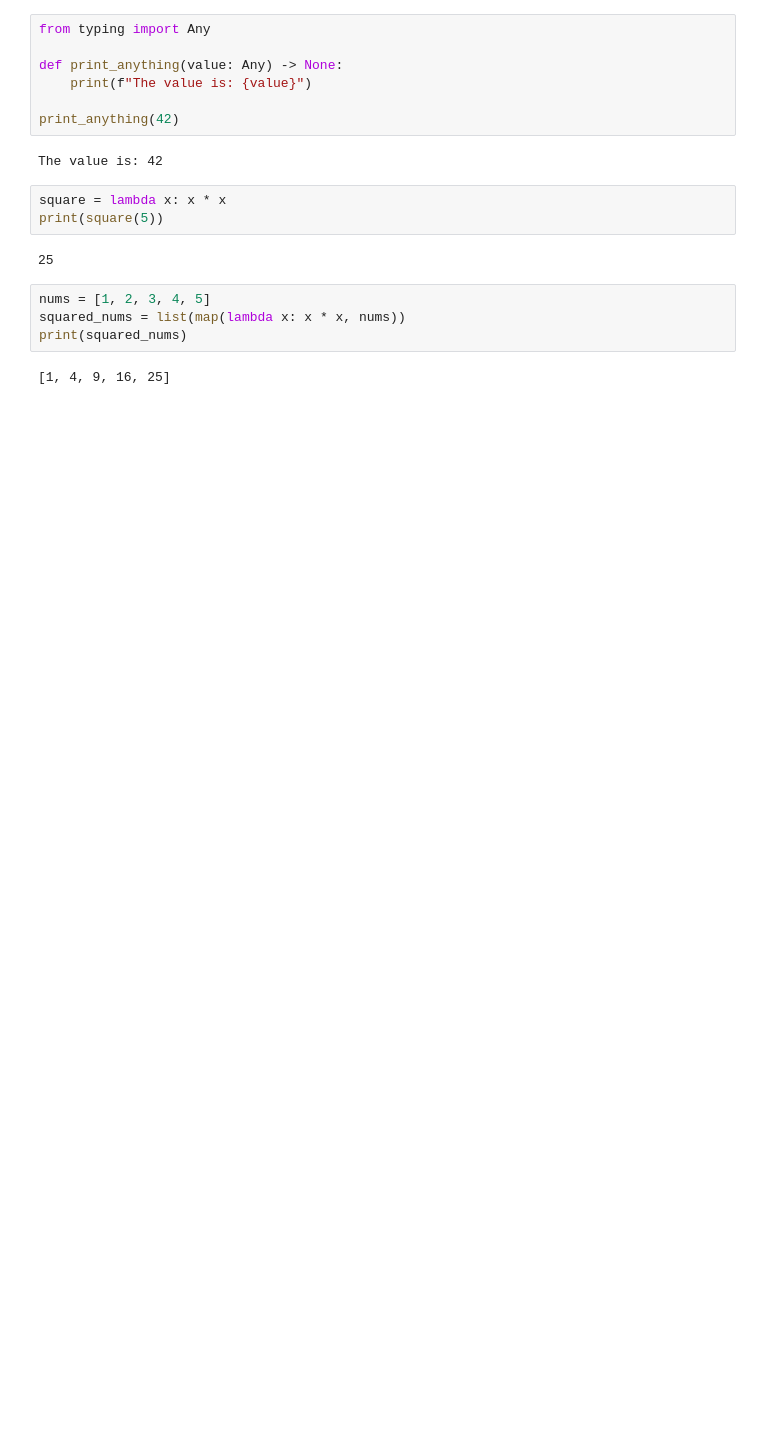
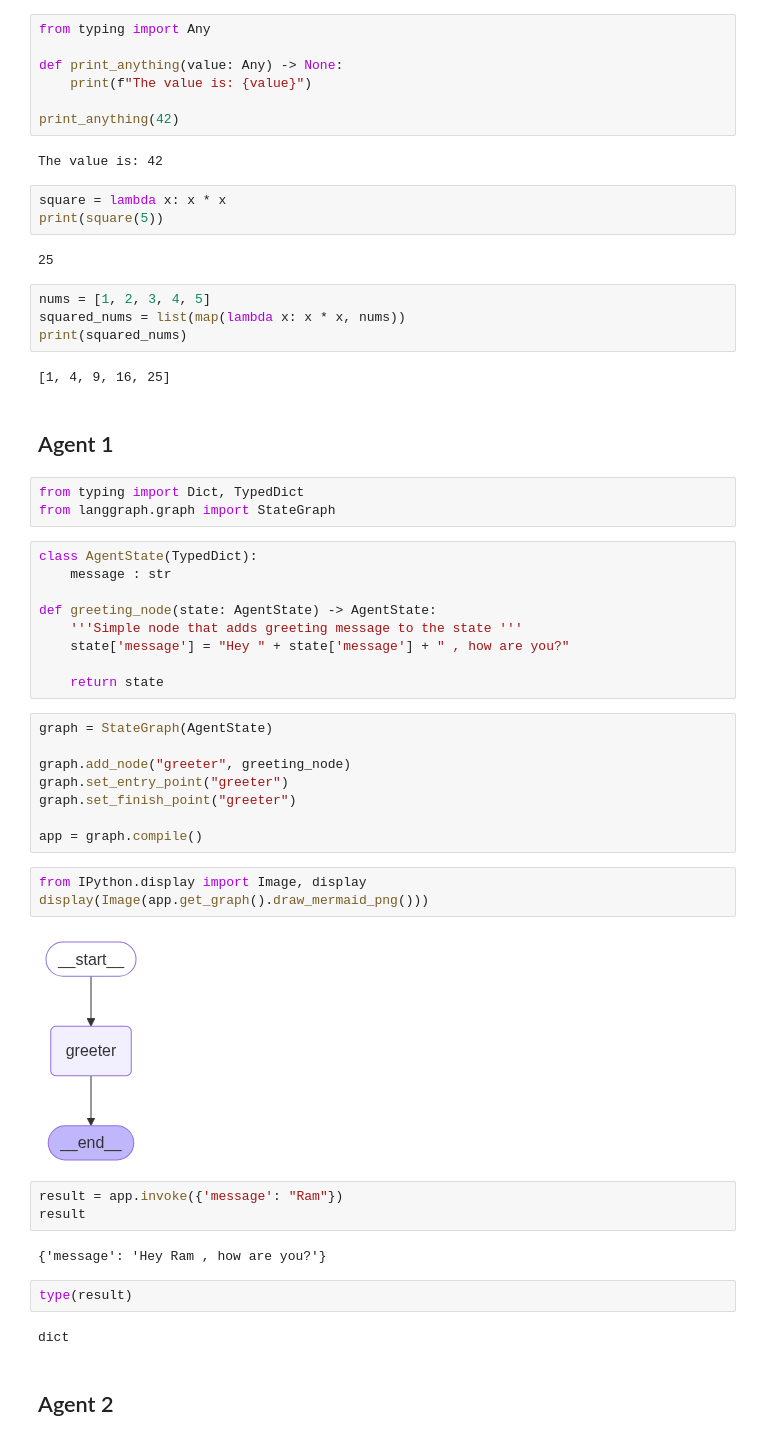
Before and after one commit to vivekgattadi/LangGraph, a Jupyter notebook: playAround.ipynb, the cells around one changed output. Saved outputs shown, nothing was run; the diff lists cells and outputs as text; blank space fills up the shorter version.

Commit message:
Till Agent 4

```diff
--- a/playAround.ipynb
+++ b/playAround.ipynb
@@ -56,3 +56,41 @@ squared_nums = list(map(lambda x: x * x, nums))
 print(squared_nums)
 # %% [output]
 [1, 4, 9, 16, 25]
+# %% [markdown]
+## Agent 1
+# %%
+from typing import Dict, TypedDict
+from langgraph.graph import StateGraph
+# %%
+class AgentState(TypedDict):
+    message : str
+
+def greeting_node(state: AgentState) -> AgentState:
+    '''Simple node that adds greeting message to the state '''
+    state['message'] = "Hey " + state['message'] + " , how are you?"
+
+    return state
+# %%
+graph = StateGraph(AgentState)
+
+graph.add_node("greeter", greeting_node)
+graph.set_entry_point("greeter")
+graph.set_finish_point("greeter")
+
+app = graph.compile()
+# %%
+from IPython.display import Image, display
+display(Image(app.get_graph().draw_mermaid_png()))
+# %% [output]
+[figure, added]
+# %%
+result = app.invoke({'message': "Ram"})
+result
+# %% [output]
+{'message': 'Hey Ram , how are you?'}
+# %%
+type(result)
+# %% [output]
+dict
+# %% [markdown]
+## Agent 2
```
Also changed, not shown: parts of 36 cells of this notebook.
